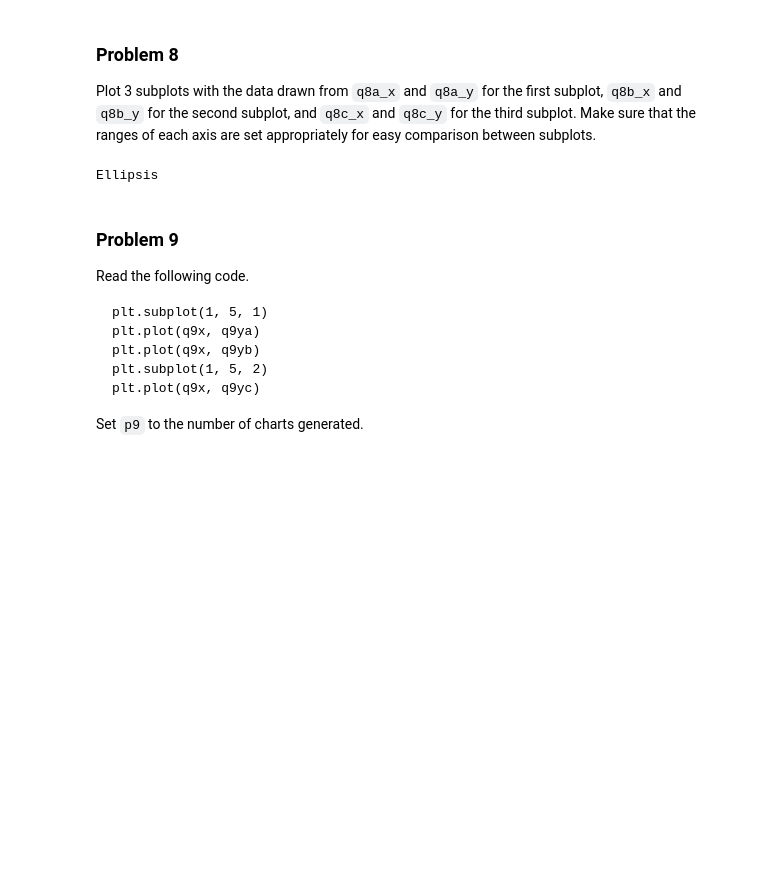
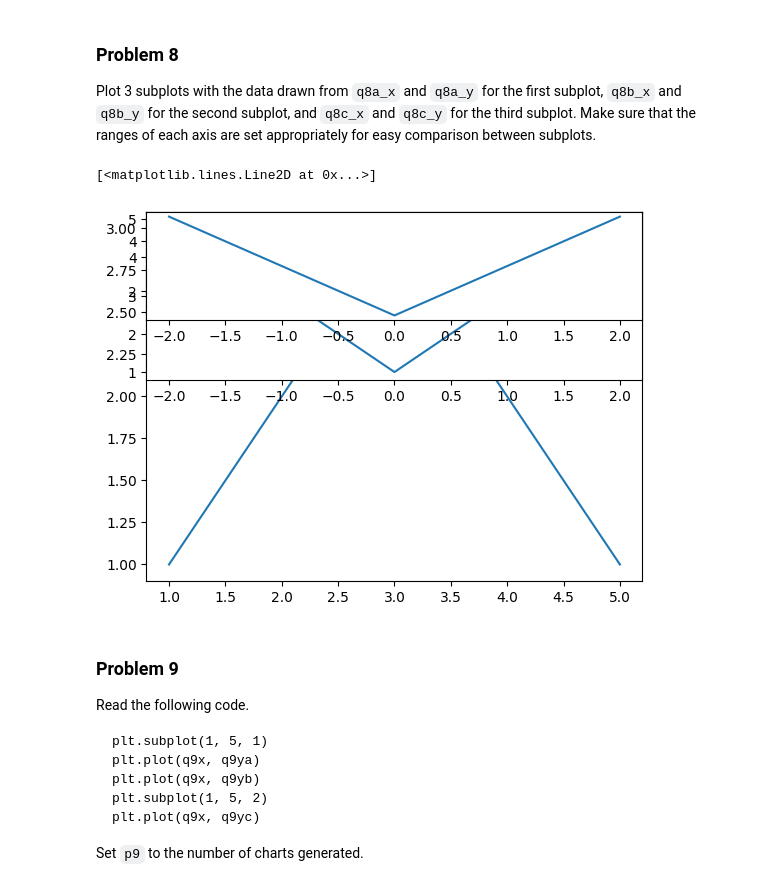
Before and after one commit to ktennant5378/dx602-homework-05, a Jupyter notebook: homework.ipynb, the cells around one changed output. Cells and saved outputs as stored; diff of their text form; code cells hidden in the pictures; blank space fills up the shorter version.

```diff
--- a/homework.ipynb
+++ b/homework.ipynb
@@ -210,12 +210,21 @@ q8b_y = [5, 3, 1, 3, 5]
 
 q8c_x = [0, 2, 4, 6, 8]
 q8c_y = [5, 4, 3, 2, 1]
-# %%
-# YOUR CHANGES HERE
-
-...
-# %% [output]
-Ellipsis
+# %%
+# YOUR CHANGES HERE
+
+# change ranges
+plt.subplot(1,1,1)
+plt.plot(q8a_x,q8a_y)
+
+plt.subplot(2,1,1)
+plt.plot(q8b_x,q8b_y)
+
+plt.subplot(3,1,1)
+plt.plot(q8b_x,q8b_y)
+# %% [output]
+[<matplotlib.lines.Line2D at 0x...>]
+[figure, added]
 # %% [markdown]
 ### Problem 9
 
```
Also changed, not shown: parts of 2 cells of this notebook, 1 other file.
